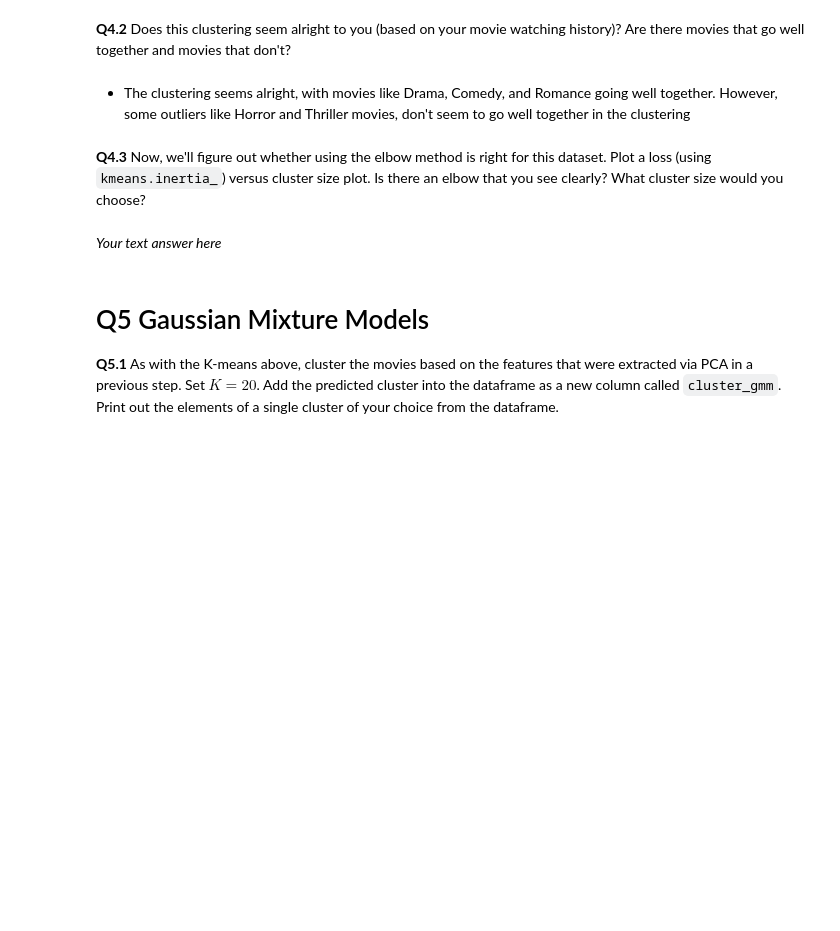
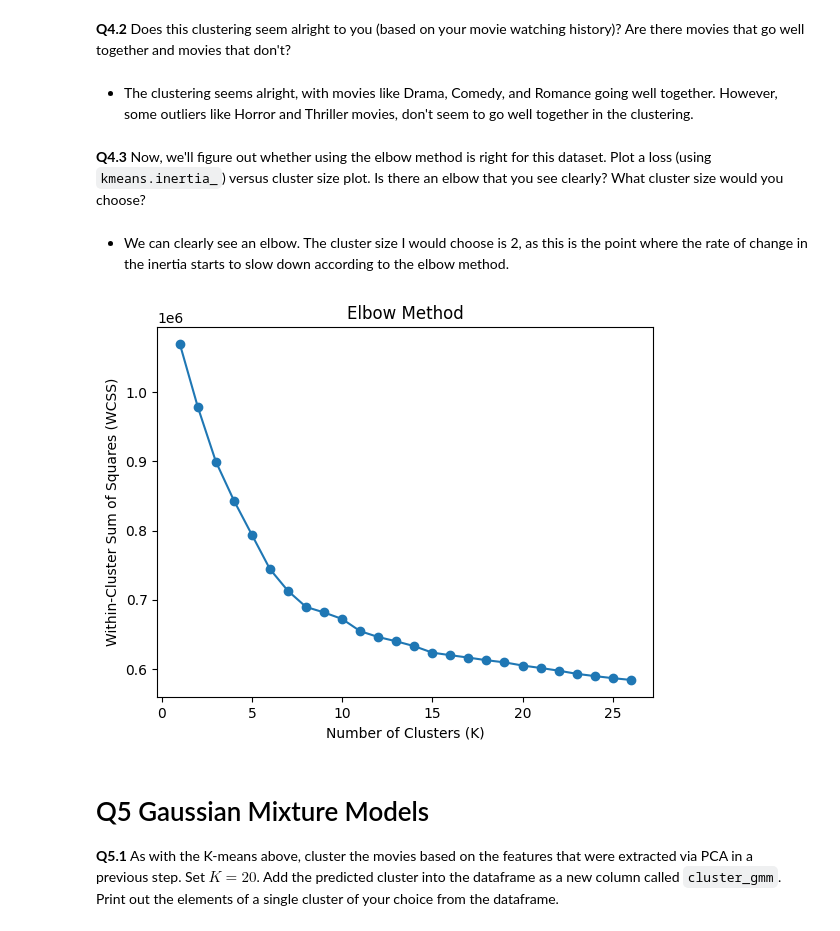
Before and after one commit to sergeGITH/TS, a Jupyter notebook: TMDL_2024_25_Assignment_3,_Qs_only.ipynb, the cells around one changed output. Drawn from its saved outputs; the diff is of its cells as text; code cells hidden in the pictures; blank space fills up the shorter version.

```diff
--- a/TMDL_2024_25_Assignment_3,_Qs_only.ipynb
+++ b/TMDL_2024_25_Assignment_3,_Qs_only.ipynb
@@ -439,8 +439,6 @@ Name: count, Length: 173, dtype: int64
 # %% [markdown]
 **Q4.2** Does this clustering seem alright to you (based on your movie watching history)? Are there movies that go well together and movies that don't?
 # %% [markdown]
-* The clustering seems alright, with movies like Drama, Comedy, and Romance going well together. However, some outliers like Horror and Thriller movies, don't seem to go well together in the clustering
+* The clustering seems alright, with movies like Drama, Comedy, and Romance going well together. However, some outliers like Horror and Thriller movies, don't seem to go well together in the clustering.
 # %% [markdown]
 **Q4.3** Now, we'll figure out whether using the elbow method is right for this dataset. Plot a loss (using `kmeans.inertia_`) versus cluster size plot. Is there an elbow that you see clearly? What cluster size would you choose?
-# %% [markdown]
-*Your text answer here*
@@ -449,3 +445,22 @@ Name: count, Length: 173, dtype: int64
+# %% [markdown]
+* We can clearly see an elbow. The cluster size I would choose is 2, as this is the point where the rate of change in the inertia starts to slow down according to the elbow method.
+# %%
+# Perform K-means clustering for different values of K
+wcss = []
+k_values = range(1, 27)
+for k in k_values:
+    kmeans = KMeans(n_clusters=k, random_state=42)
+    kmeans.fit(overview_pca_data)
+    wcss.append(kmeans.inertia_)
+
+# Plot the elbow curve
+plt.plot(k_values, wcss, marker='o')
+plt.xlabel('Number of Clusters (K)')
+plt.ylabel('Within-Cluster Sum of Squares (WCSS)')
+plt.title('Elbow Method')
+plt.show()
+# %% [output]
+[figure, added]
 # %% [markdown]
 # Q5 Gaussian Mixture Models
 
```
Also changed, not shown: parts of 25 cells of this notebook.
